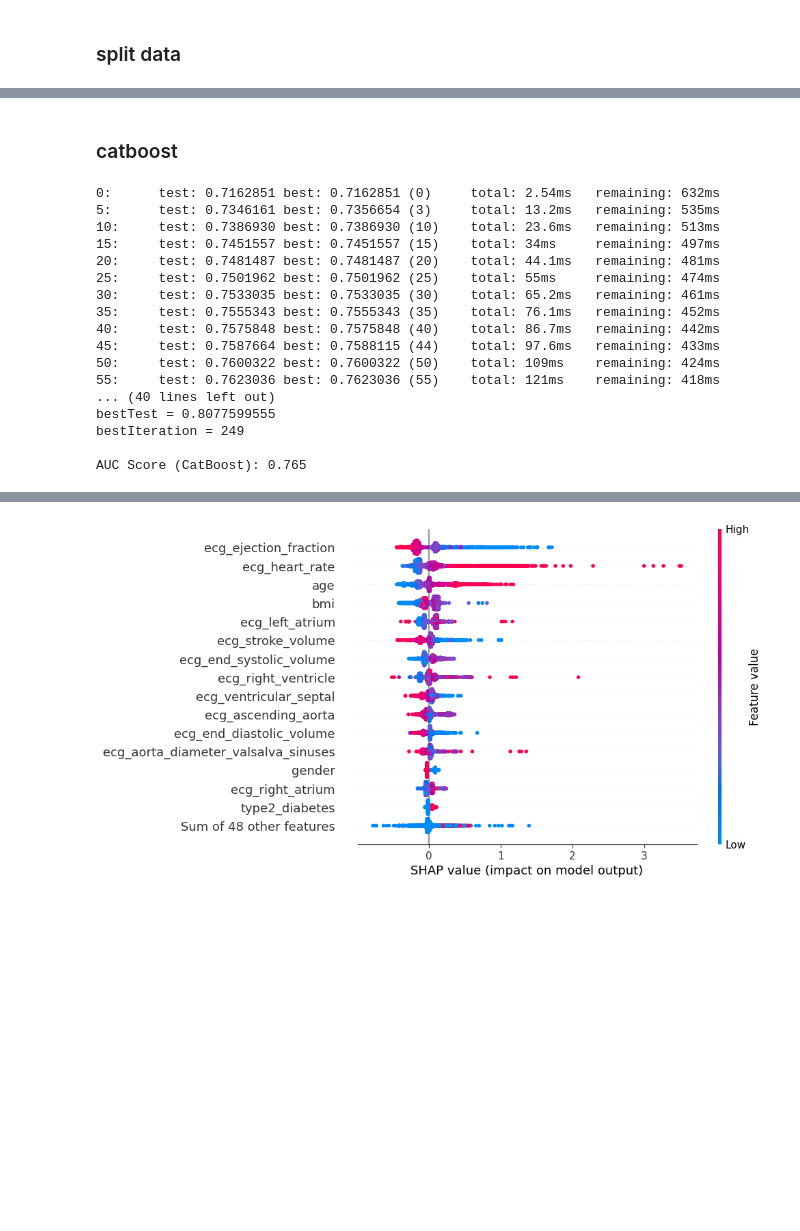
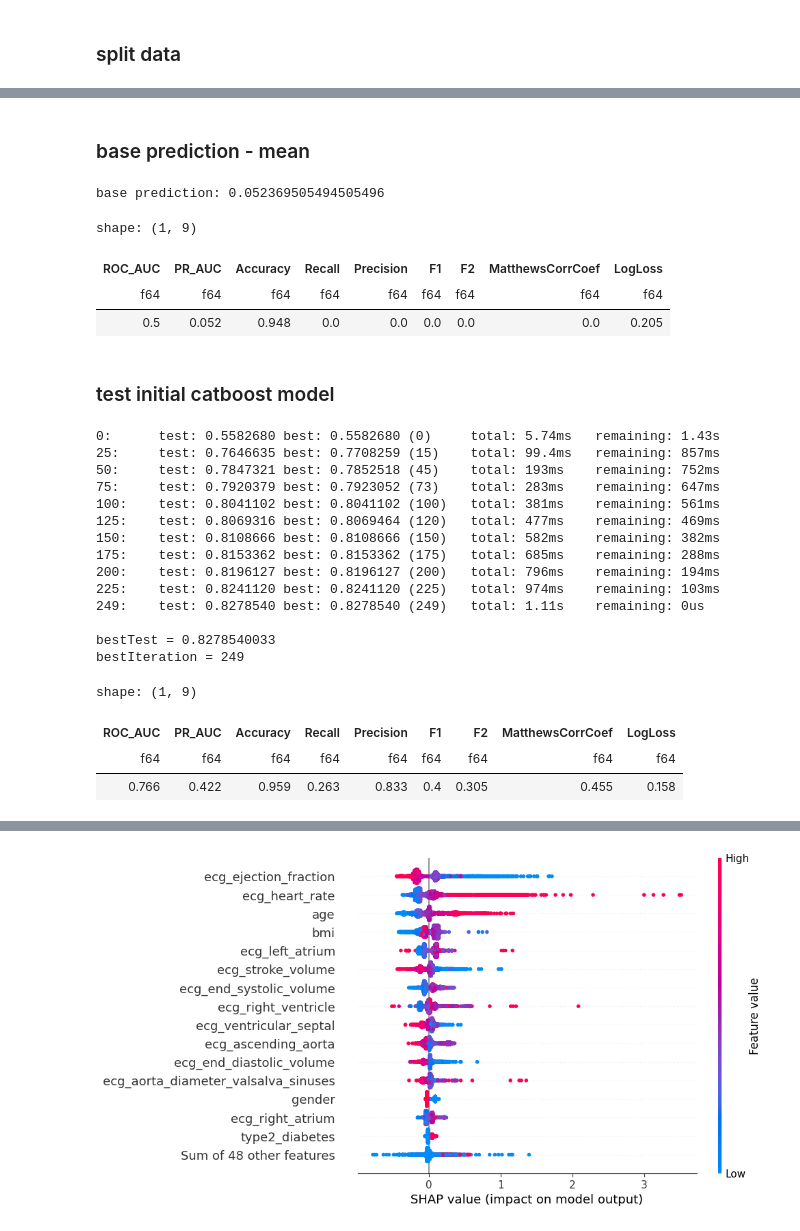
Before and after one commit to KonstantinBurkin/parse-records, a Jupyter notebook: notebooks/8.2_make_models.ipynb, the cells around one changed output, grey strips where cells are left out. Cells and saved outputs as stored; diff of their text form; code cells hidden in the pictures; blank space fills up the shorter version.

```diff
--- a/notebooks/8.2_make_models.ipynb
+++ b/notebooks/8.2_make_models.ipynb
@@ -249,5 +281,20 @@ X_train_cut, X_eval, y_train_cut, y_eval = train_test_split(
+# %% [markdown]
+### base prediction - mean
+# %%
+preds = y_test.shape[0] * [y_train.mean()]
+print("base prediction:", preds[0])
+# %% [output]
+base prediction: 0.052369505494505496
+# %%
+# roc_auc_score(y_test, preds)
+display(classification_metrics(y_test, np.array(preds)))
+# %% [output]
+shape: (1, 9)
+| ROC_AUC | PR_AUC | Accuracy | Recall | Precision | F1 | F2 | MatthewsCorrCoef | LogLoss |
+| f64 | f64 | f64 | f64 | f64 | f64 | f64 | f64 | f64 |
+| 0.5 | 0.052 | 0.948 | 0.0 | 0.0 | 0.0 | 0.0 | 0.0 | 0.205 |
 # %% [markdown]
-### catboost
+### test initial catboost model
 # %%
 model = CatBoostClassifier(
     random_seed=2024,
@@ -262,33 +309,33 @@ model.fit(
     X=X_train.to_pandas(),
     y=y_train.to_pandas(),
     early_stopping_rounds=50,
-    verbose=5,
+    verbose=25,
     eval_set=(
         X_eval.to_pandas(),
         y_eval.to_pandas(),
     ),
 )
 
-metric = roc_auc_score(y_test, model.predict_proba(X_test.to_pandas())[:, 1])
-print(f"AUC Score (CatBoost): {metric:.3f}")
+display(classification_metrics(y_test, model.predict_proba(X_test.to_pandas())[:, 1]))
 # %% [output]
-0:      test: 0.7162851 best: 0.7162851 (0)     total: 2.54ms   remaining: 632ms
-5:      test: 0.7346161 best: 0.7356654 (3)     total: 13.2ms   remaining: 535ms
-10:     test: 0.7386930 best: 0.7386930 (10)    total: 23.6ms   remaining: 513ms
-15:     test: 0.7451557 best: 0.7451557 (15)    total: 34ms     remaining: 497ms
-20:     test: 0.7481487 best: 0.7481487 (20)    total: 44.1ms   remaining: 481ms
-25:     test: 0.7501962 best: 0.7501962 (25)    total: 55ms     remaining: 474ms
-30:     test: 0.7533035 best: 0.7533035 (30)    total: 65.2ms   remaining: 461ms
-35:     test: 0.7555343 best: 0.7555343 (35)    total: 76.1ms   remaining: 452ms
-40:     test: 0.7575848 best: 0.7575848 (40)    total: 86.7ms   remaining: 442ms
-45:     test: 0.7587664 best: 0.7588115 (44)    total: 97.6ms   remaining: 433ms
-50:     test: 0.7600322 best: 0.7600322 (50)    total: 109ms    remaining: 424ms
-55:     test: 0.7623036 best: 0.7623036 (55)    total: 121ms    remaining: 418ms
-... (40 lines left out)
-bestTest = 0.8077599555
+0:      test: 0.5582680 best: 0.5582680 (0)     total: 5.74ms   remaining: 1.43s
+25:     test: 0.7646635 best: 0.7708259 (15)    total: 99.4ms   remaining: 857ms
+50:     test: 0.7847321 best: 0.7852518 (45)    total: 193ms    remaining: 752ms
+75:     test: 0.7920379 best: 0.7923052 (73)    total: 283ms    remaining: 647ms
+100:    test: 0.8041102 best: 0.8041102 (100)   total: 381ms    remaining: 561ms
+125:    test: 0.8069316 best: 0.8069464 (120)   total: 477ms    remaining: 469ms
+150:    test: 0.8108666 best: 0.8108666 (150)   total: 582ms    remaining: 382ms
+175:    test: 0.8153362 best: 0.8153362 (175)   total: 685ms    remaining: 288ms
+200:    test: 0.8196127 best: 0.8196127 (200)   total: 796ms    remaining: 194ms
+225:    test: 0.8241120 best: 0.8241120 (225)   total: 974ms    remaining: 103ms
+249:    test: 0.8278540 best: 0.8278540 (249)   total: 1.11s    remaining: 0us
+
+bestTest = 0.8278540033
 bestIteration = 249
-
-AUC Score (CatBoost): 0.765
+shape: (1, 9)
+| ROC_AUC | PR_AUC | Accuracy | Recall | Precision | F1 | F2 | MatthewsCorrCoef | LogLoss |
+| f64 | f64 | f64 | f64 | f64 | f64 | f64 | f64 | f64 |
+| 0.766 | 0.422 | 0.959 | 0.263 | 0.833 | 0.4 | 0.305 | 0.455 | 0.158 |
 # %%
 explainer = shap.TreeExplainer(model)
 shap_values = explainer(X_train.to_pandas())
```
Also changed, not shown: parts of 48 cells of this notebook.
